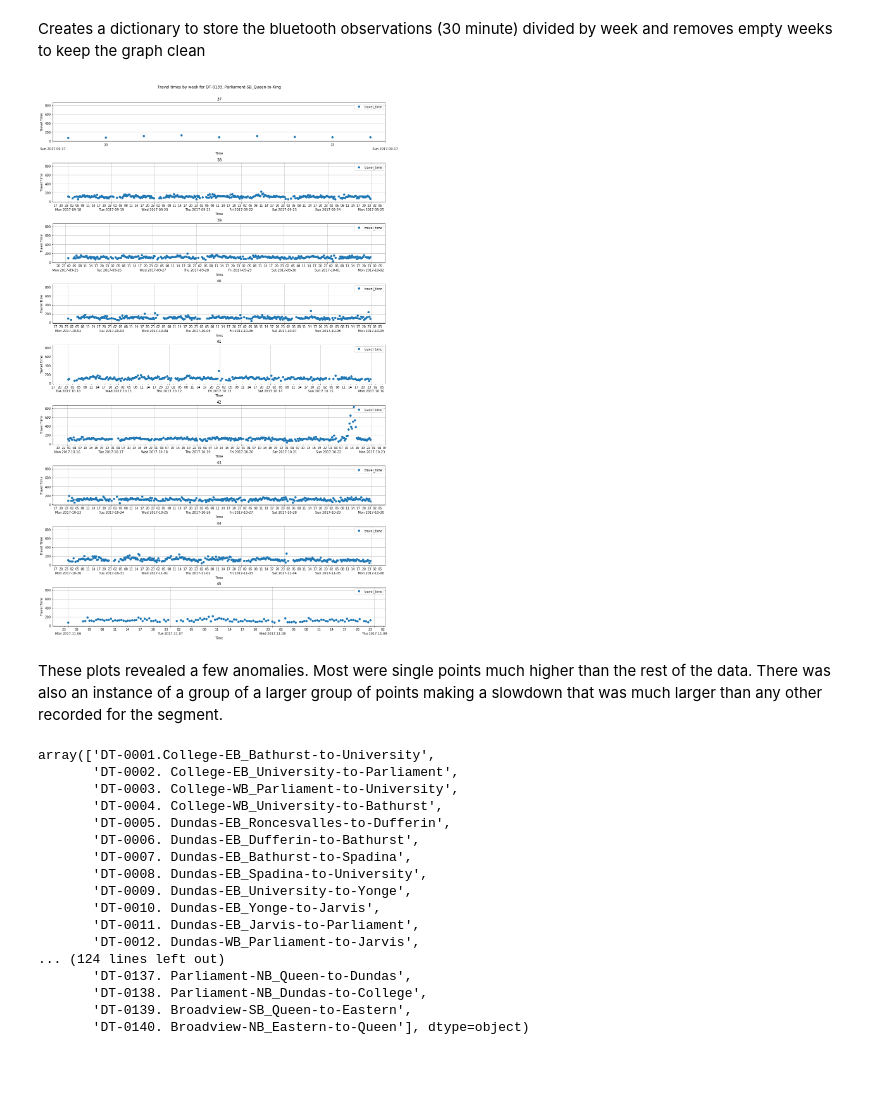
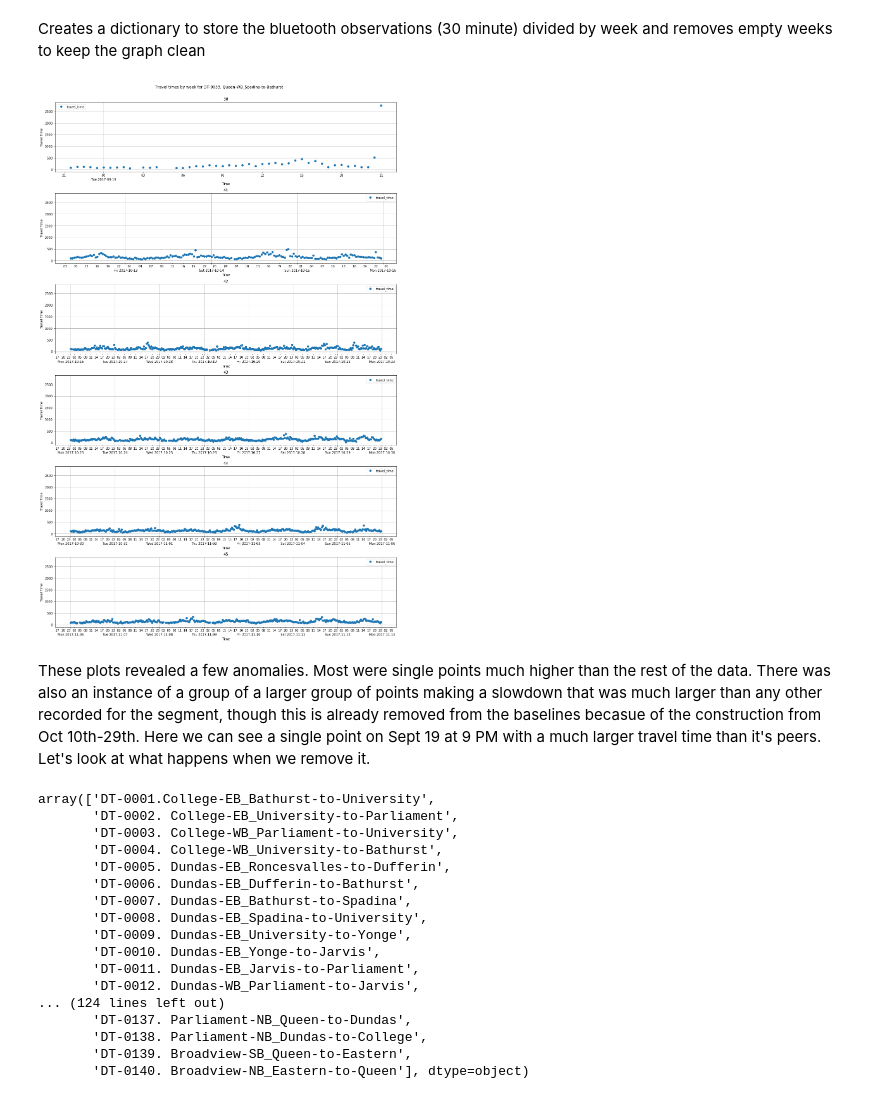
Before and after one commit to CityofToronto/bdit_king_pilot_dashboard, a Jupyter notebook: bluetooth/bluetooth_baselines.ipynb, the cells around one changed output. Drawn from its saved outputs; the diff is of its cells as text; code cells hidden in the pictures; blank space fills up the shorter version.

```diff
--- a/bluetooth/bluetooth_baselines.ipynb
+++ b/bluetooth/bluetooth_baselines.ipynb
@@ -218,12 +216,13 @@ def plot_weeks(seg_name):
     fig.subplots_adjust(top=0.95)
 
     plt.show()
-# %%
-plot_weeks('DT-0133. Parliament-SB_Queen-to-King')
-# %% [output]
-[figure, removed]
+# %%
+plot_weeks('DT-0033. Queen-WB_Spadina-to-Bathurst')
+# %% [output]
+[figure, added]
 # %% [markdown]
-These plots revealed a few anomalies. Most were single points much higher than the rest of the data. There was also an instance of a group of a larger group of points making a slowdown that was much larger than any other recorded for the segment.
+These plots revealed a few anomalies. Most were single points much higher than the rest of the data. There was also an instance of a group of a larger group of points making a slowdown that was much larger than any other recorded for the segment, though this is already removed from the baselines becasue of the construction from Oct 10th-29th.
+Here we can see a single point on Sept 19 at 9 PM with a much larger travel time than it's peers. Let's look at what happens when we remove it.
 # %%
 traveltime_30['report_name'].unique() #for reference above
 # %% [output]
```
Also changed, not shown: parts of 10 cells of this notebook.
